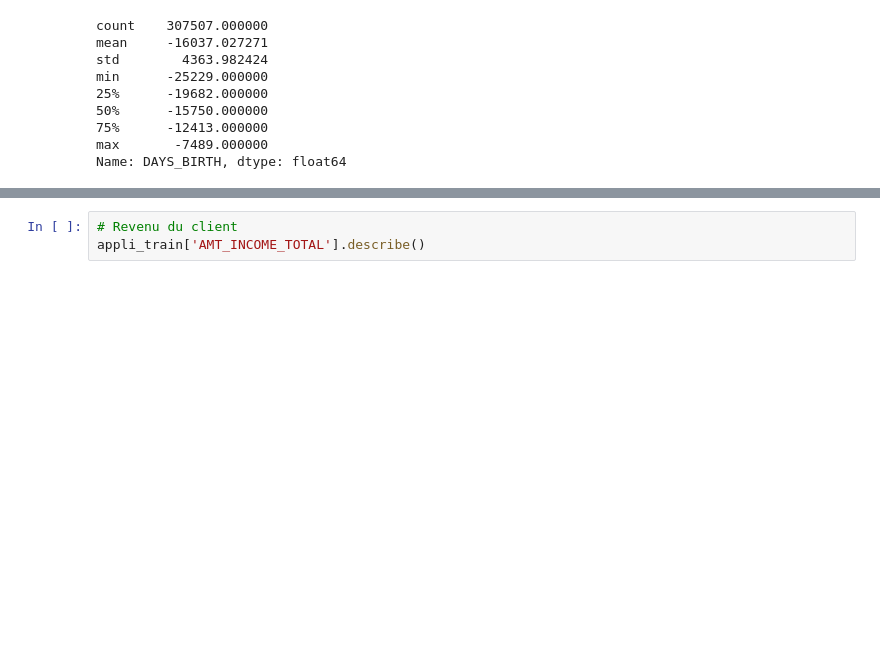
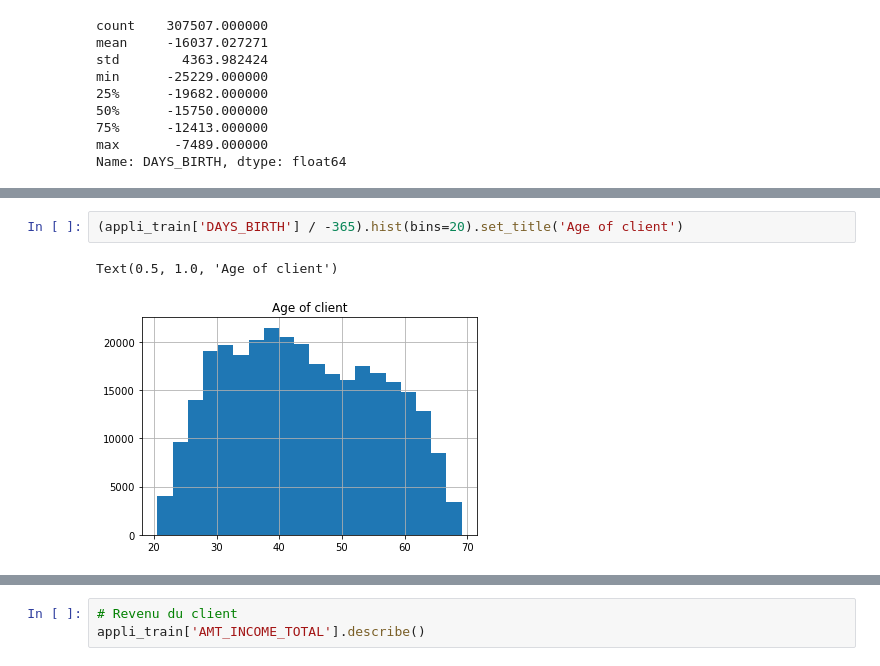
Before and after one commit to saidmazzi/projet7, a Jupyter notebook: Mazzi_Saïd_1_dashboard_112022.ipynb, the cells around one changed output, grey strips where cells are left out. Cells and saved outputs as stored; diff of their text form; blank space fills up the shorter version.

```diff
--- a/Mazzi_Saïd_1_dashboard_112022.ipynb
+++ b/Mazzi_Saïd_1_dashboard_112022.ipynb
@@ -530,0 +574,5 @@ Name: DAYS_BIRTH, dtype: float64
+# %%
+(appli_train['DAYS_BIRTH'] / -365).hist(bins=20).set_title('Age of client')
+# %% [output]
+Text(0.5, 1.0, 'Age of client')
+[figure, added]
```
Also changed, not shown: parts of 41 cells of this notebook, 1 other file.
